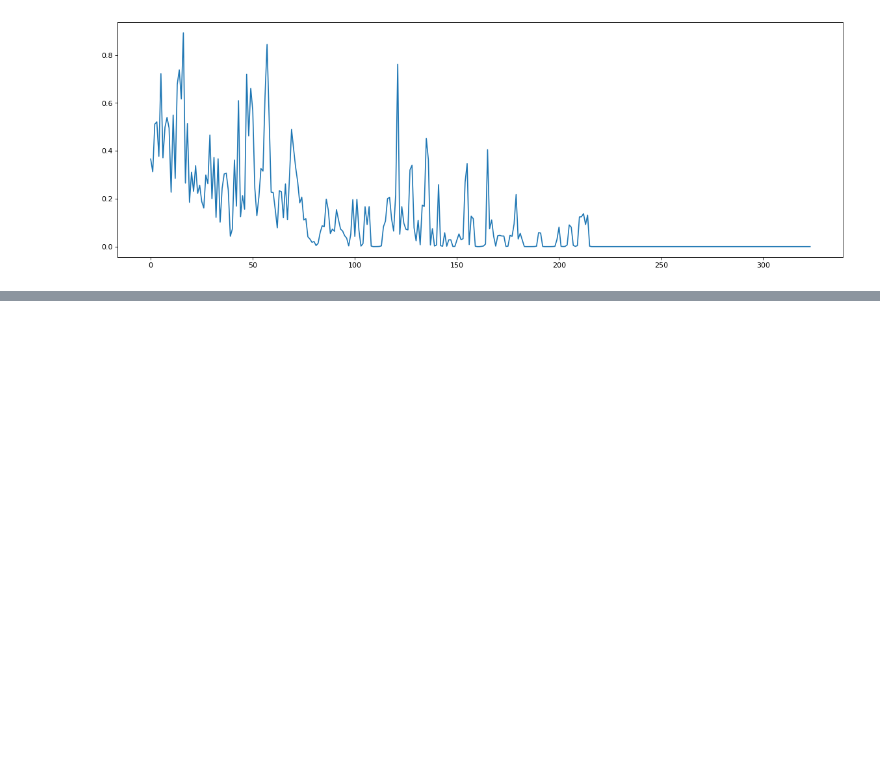
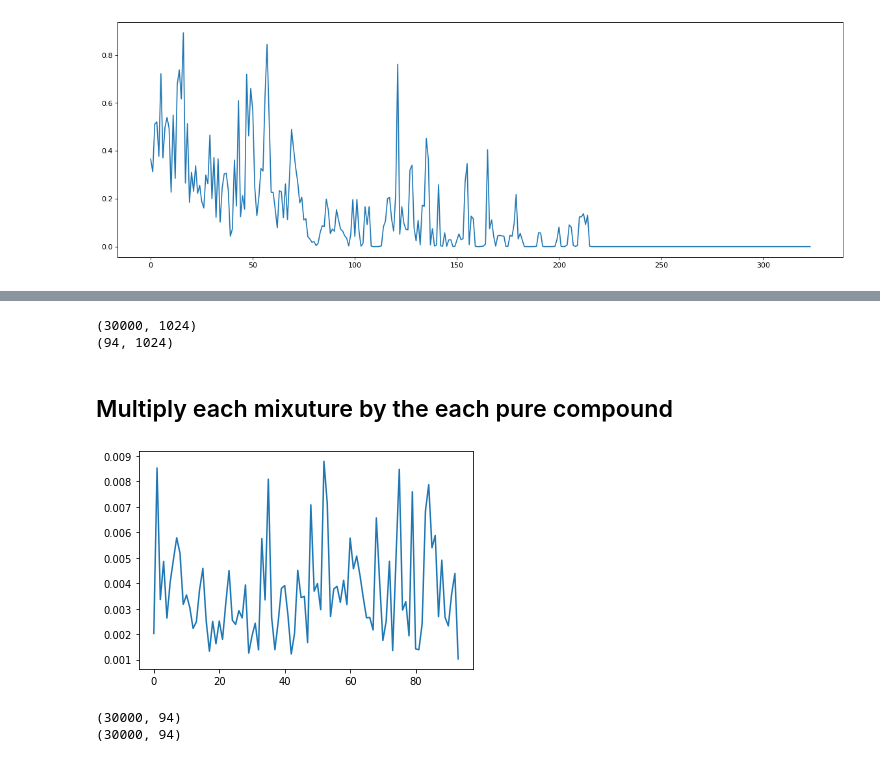
Before and after one commit to cheminfo-js/nmr-mixture-generator, a Jupyter notebook: python/detection.ipynb, the cells around one changed output, grey strips where cells are left out. Saved outputs shown, nothing was run; the diff lists cells and outputs as text; code cells hidden in the pictures; blank space fills up the shorter version.

```diff
--- a/python/detection.ipynb
+++ b/python/detection.ipynb
@@ -34,6 +36,9 @@ for dirname, _, filenames in os.walk('../data/output/mixtures'):
             data.append(row)
             names.append(filename)
 
+data = pd.DataFrame(data)
+data = data.div(data.sum(axis = 1), axis = 0)
+
 len(data[0])
 # %% [output]
 1024
@@ -87,0 +79,23 @@ RangeIndex(start=0, stop=94, step=1)
+# %%
+print(data.shape)
+print(bases.shape)
+# %% [output]
+(30000, 1024)
+(94, 1024)
+# %% [markdown]
+## Multiply each mixuture by the each pure compound
+# %%
+dataConv = data.dot(bases.T)
+dataConv.shape
+# %%
+part = dataConv.loc[0,:]
+plt.plot(list(range(0,len(part))), part)
+plt.show()
+# %% [output]
+[figure, added]
+# %%
+print(dataConv.shape)
+print(concentrations.shape)
+# %% [output]
+(30000, 94)
+(30000, 94)
```
Also changed, not shown: parts of 11 cells of this notebook.
